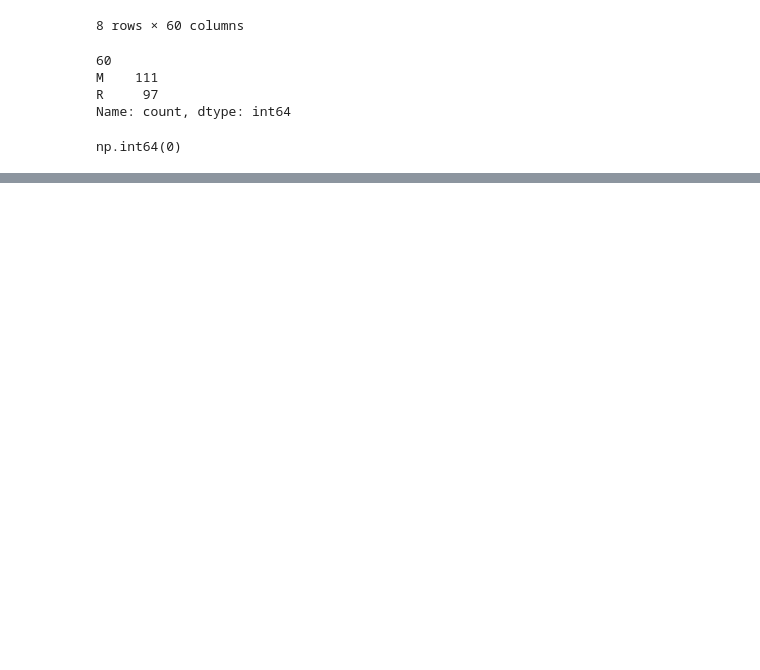
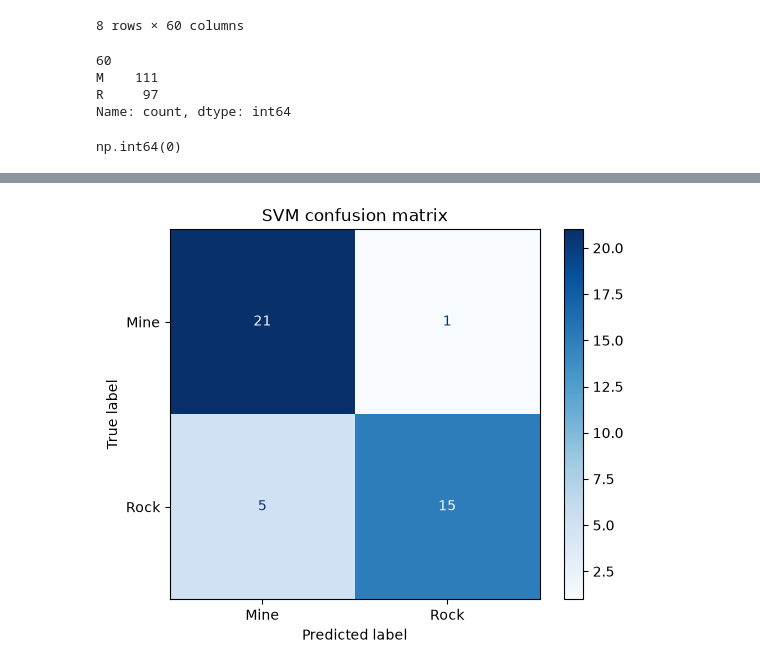
Before and after one commit to poliname17/rockmine, a Jupyter notebook: rock_vs_mine.ipynb, the cells around one changed output, grey strips where cells are left out. Drawn from its saved outputs; the diff is of its cells as text; code cells hidden in the pictures; blank space fills up the shorter version.

Commit message:
add: evaluation of different models

```diff
--- a/rock_vs_mine.ipynb
+++ b/rock_vs_mine.ipynb
@@ -101,0 +138,2 @@ np.int64(0)
+# %%
+X_train, X_test, y_train, y_test = train_test_split(X, y, test_size = 0.2, random_state = RANDOM_STATE, stratify=y)
@@ -101,0 +173,30 @@ np.int64(0)
+# %%
+cv = StratifiedKFold(
+    n_splits = 5,
+    shuffle = True,
+    random_state = RANDOM_STATE
+)
+scoring = {
+    "accuracy" : "accuracy",
+    "precision": "precision_macro",
+    "recall" : "recall_macro",
+    "f1": "f1_macro",
+    "roc_auc": "roc_auc"
+}
+
+results = []
+
+for name, model in models.items():
+    scores = cross_validate(
+        model, X_train, y_train, cv = cv, scoring = scoring
+    )
+    results.append({
+        "Model": name,
+        "Accuracy": scores["test_accuracy"].mean(),
+        "Precision": scores["test_precision"].mean(),
+        "Recall": scores["test_recall"].mean(),
+        "F1": scores['test_f1'].mean(),
+        "ROC-AUC": scores["test_roc_auc"].mean()
+    })
+results_df = pd.DataFrame(results)
+results_df.sort_values(by="F1", ascending = False)
@@ -101,0 +208,7 @@ np.int64(0)
+# %%
+best_model = models["SVM"]
+best_model.fit(X_train, y_train)
+y_pred = best_model.predict(X_test)
+print(classification_report(
+    y_test, y_pred, target_names = ["Mine", "Rock"]
+))
@@ -101,0 +224,8 @@ np.int64(0)
+# %%
+cm = confusion_matrix(y_test, y_pred, labels = ["M", "R"])
+disp = ConfusionMatrixDisplay(confusion_matrix = cm, display_labels = ["Mine", "Rock"])
+disp.plot(cmap = "Blues")
+plt.title("SVM confusion matrix")
+plt.show()
+# %% [output]
+[figure, added]
```
Also changed, not shown: parts of 10 cells of this notebook.
